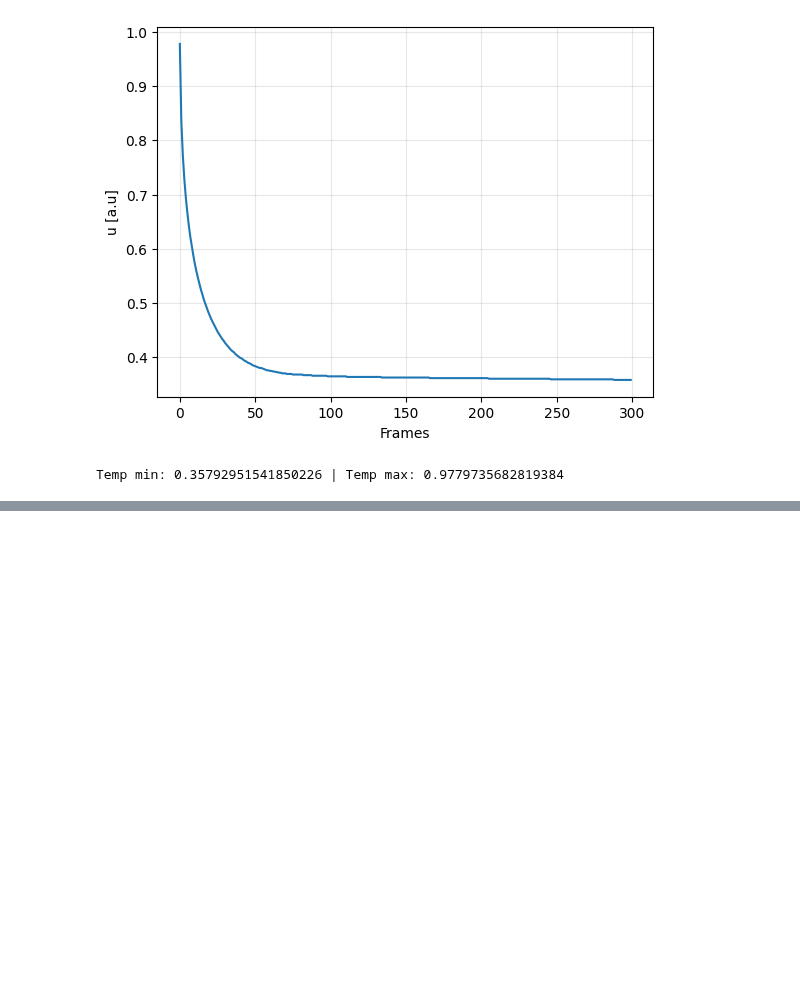
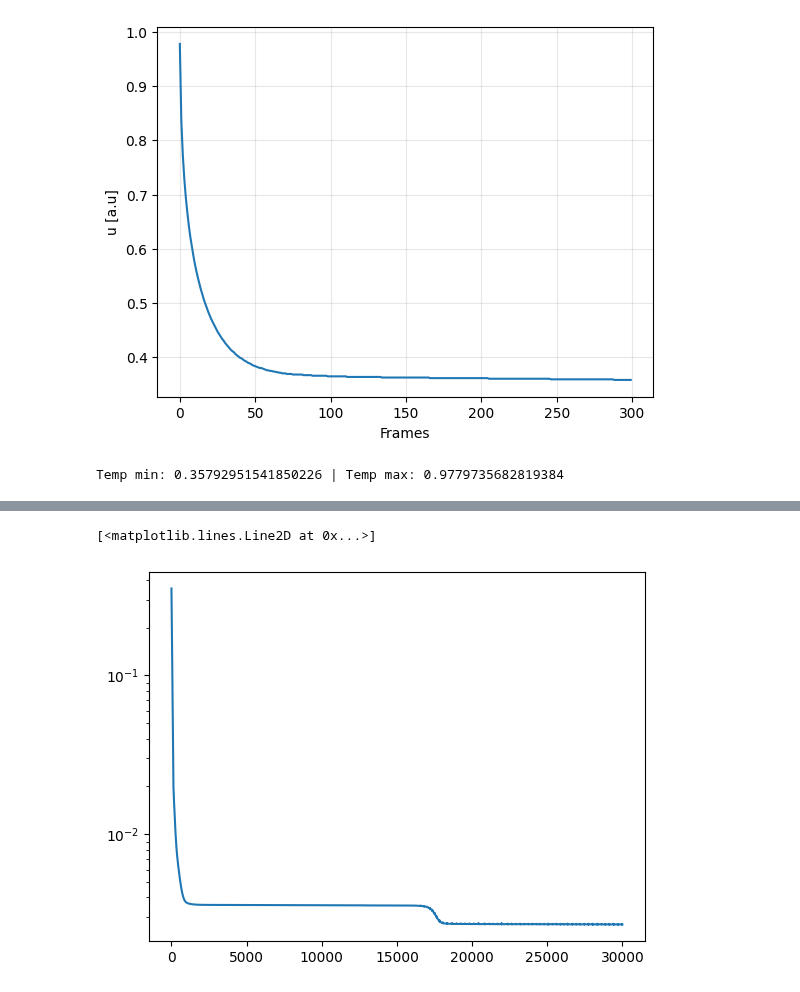
Before and after one commit to konrad-jaworski/Anisotropic_diffusivity_2, a Jupyter notebook: Experiment_with_1D_solution.ipynb, the cells around one changed output, grey strips where cells are left out. Saved outputs shown, nothing was run; the diff lists cells and outputs as text; code cells hidden in the pictures; blank space fills up the shorter version.

```diff
--- a/Experiment_with_1D_solution.ipynb
+++ b/Experiment_with_1D_solution.ipynb
@@ -110,7 +108,7 @@ Y=Y.requires_grad_(True).to(device)
 X_coll=X_coll.requires_grad_(True).to(device)
 flux_at_boundary=torch.zeros_like(Y).requires_grad_(True).to(device)
 # %%
-n_epoch=15001
+n_epoch=30001
 
 log_losses=[]
 log_data_losses=[]
@@ -119,13 +117,13 @@ log_pde_losses=[]
 log_a=[]
 
 
-optimiser=optim.Adam(pinn.parameters(),lr=1e-3)
+optimiser=optim.Adam(pinn.parameters(),lr=1e-4)
 for i in tqdm(range(n_epoch)):
   optimiser.zero_grad()
 
   # compute each term of the PINN loss function above
   # using the following hyperparameters
-  lambda1, lambda2, lambda3 = 1e4, 0.0, 1.0
+  lambda1, lambda2, lambda3 = 1, 1e-1, 1.0
 
   # Calculate boundary loss data
   u_p=pinn(X)
@@ -145,7 +143,7 @@ for i in tqdm(range(n_epoch)):
 
   u_coll_xx=torch.autograd.grad(u_coll_x,X_coll,torch.ones_like(u_coll_x),create_graph=True)[0][:,1].view(-1,1)
 
-  a_actual=torch.exp(a)
+  a_actual=torch.exp(pinn.a)
   f=u_coll_t-a_actual*u_coll_xx
   loss3=torch.mean(f**2)
 
@@ -176,0 +187,5 @@ tensor([1.0000e-06], device='cuda:0', grad_fn=<ExpBackward0>)
+# %%
+plt.semilogy(log_losses, label='Total Loss')
+# %% [output]
+[<matplotlib.lines.Line2D at 0x...>]
+[figure, added]
```
Also changed, not shown: parts of 4 cells of this notebook.
